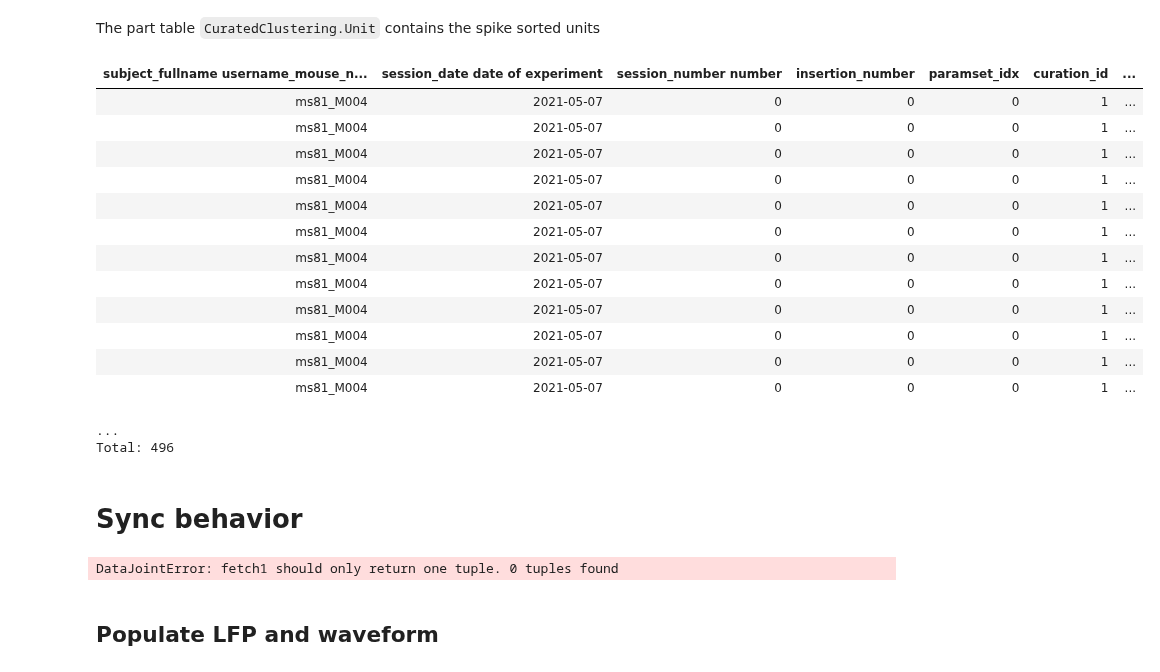
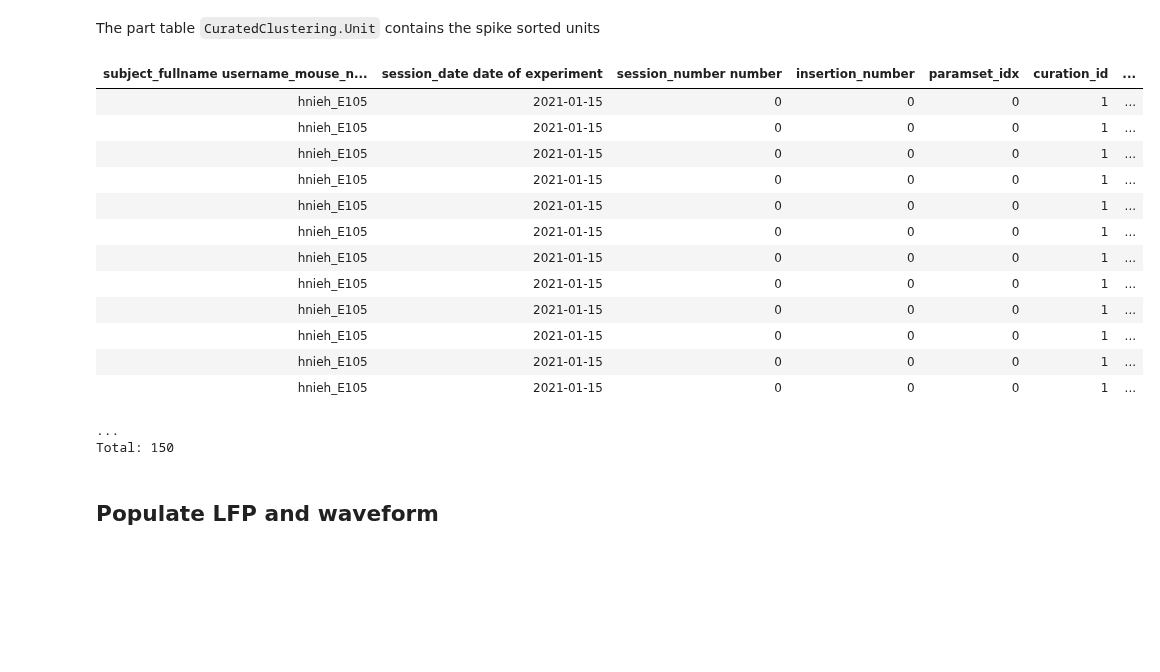
Before and after one commit to BrainCOGS/U19-pipeline-python, a Jupyter notebook: notebooks/ephys_element/02-process-ephys-workflow.ipynb, the cells around one changed output. Saved outputs shown, nothing was run; the diff lists cells and outputs as text; code cells hidden in the pictures; blank space fills up the shorter version.

```diff
--- a/notebooks/ephys_element/02-process-ephys-workflow.ipynb
+++ b/notebooks/ephys_element/02-process-ephys-workflow.ipynb
@@ -350,22 +255,20 @@ ephys_element.CuratedClustering.populate(display_progress=True)
 # %% [markdown]
 The part table `CuratedClustering.Unit` contains the spike sorted units
 # %%
-ephys_element.CuratedClustering.Unit() & ephys_key
+ephys_element.CuratedClustering.Unit()
 # %% [output]
 | subject_fullname username_mouse_n... | session_date date of experiment | session_number number | insertion_number | paramset_idx | curation_id | ... |
-| ms81_M004 | 2021-05-07 | 0 | 0 | 0 | 1 | ... |
-| ms81_M004 | 2021-05-07 | 0 | 0 | 0 | 1 | ... |
-| ms81_M004 | 2021-05-07 | 0 | 0 | 0 | 1 | ... |
-| ms81_M004 | 2021-05-07 | 0 | 0 | 0 | 1 | ... |
-| ms81_M004 | 2021-05-07 | 0 | 0 | 0 | 1 | ... |
-| ms81_M004 | 2021-05-07 | 0 | 0 | 0 | 1 | ... |
-| ms81_M004 | 2021-05-07 | 0 | 0 | 0 | 1 | ... |
-| ms81_M004 | 2021-05-07 | 0 | 0 | 0 | 1 | ... |
-| ms81_M004 | 2021-05-07 | 0 | 0 | 0 | 1 | ... |
-| ms81_M004 | 2021-05-07 | 0 | 0 | 0 | 1 | ... |
-| ms81_M004 | 2021-05-07 | 0 | 0 | 0 | 1 | ... |
-| ms81_M004 | 2021-05-07 | 0 | 0 | 0 | 1 | ... |
+| hnieh_E105 | 2021-01-15 | 0 | 0 | 0 | 1 | ... |
+| hnieh_E105 | 2021-01-15 | 0 | 0 | 0 | 1 | ... |
+| hnieh_E105 | 2021-01-15 | 0 | 0 | 0 | 1 | ... |
+| hnieh_E105 | 2021-01-15 | 0 | 0 | 0 | 1 | ... |
+| hnieh_E105 | 2021-01-15 | 0 | 0 | 0 | 1 | ... |
+| hnieh_E105 | 2021-01-15 | 0 | 0 | 0 | 1 | ... |
+| hnieh_E105 | 2021-01-15 | 0 | 0 | 0 | 1 | ... |
+| hnieh_E105 | 2021-01-15 | 0 | 0 | 0 | 1 | ... |
+| hnieh_E105 | 2021-01-15 | 0 | 0 | 0 | 1 | ... |
+| hnieh_E105 | 2021-01-15 | 0 | 0 | 0 | 1 | ... |
+| hnieh_E105 | 2021-01-15 | 0 | 0 | 0 | 1 | ... |
+| hnieh_E105 | 2021-01-15 | 0 | 0 | 0 | 1 | ... |
 ...
-Total: 496
+Total: 150
-# %% [markdown]
-# Sync behavior
@@ -374,7 +275,3 @@ ephys.BehaviorSync.populate()
-# %%
-ephys.CuratedClustersIteration.populate()
-# %% [output]
-DataJointError: fetch1 should only return one tuple. 0 tuples found
 # %% [markdown]
 ## Populate LFP and waveform
 # %%
```
Also changed, not shown: parts of 40 cells of this notebook, 2 other files.
